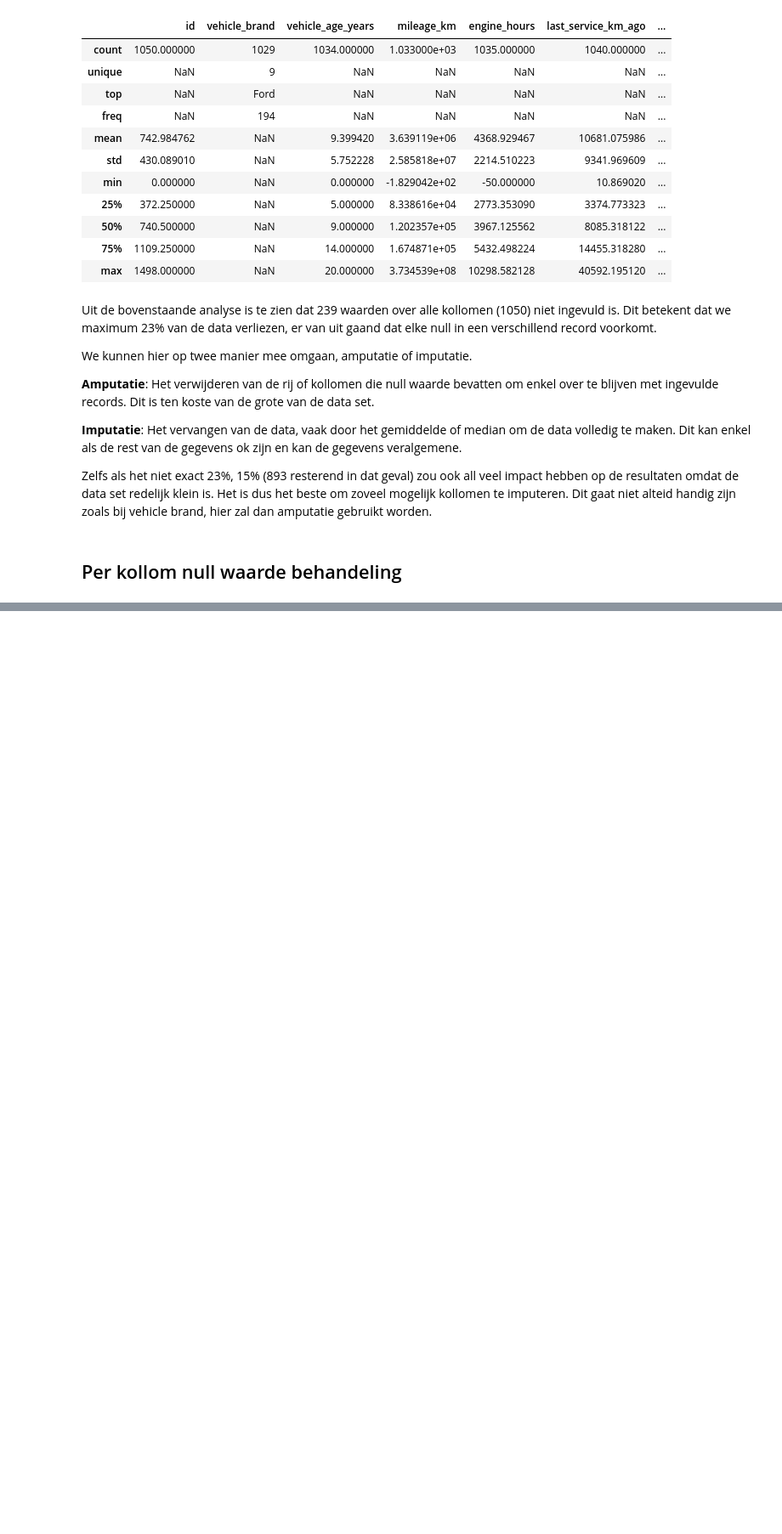
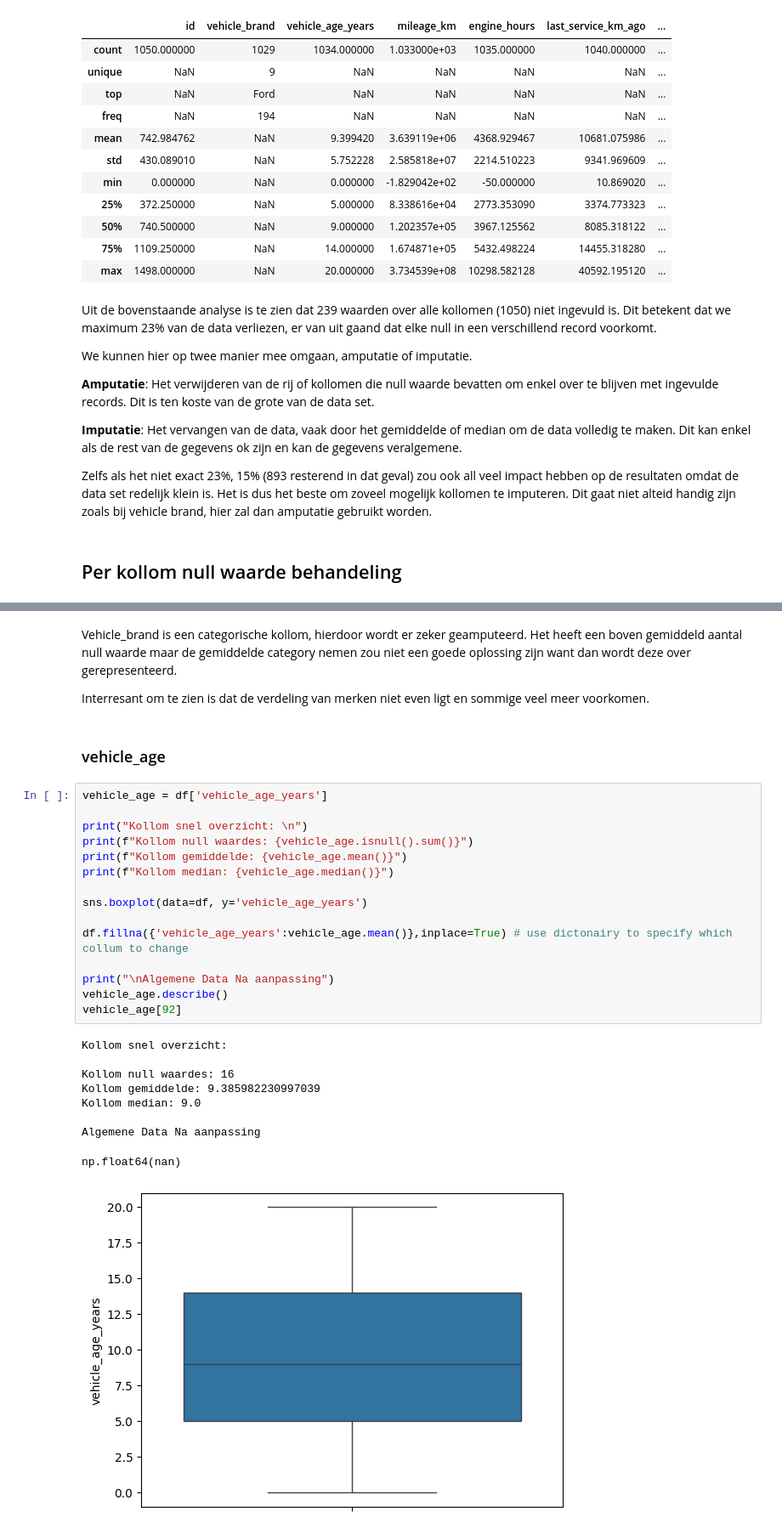
Before and after one commit to MilanMartens/DE-AI-mannen, a Jupyter notebook: notebooks/SLJ-EDA.ipynb, the cells around one changed output, grey strips where cells are left out. Shown at 85% size. Drawn from its saved outputs; the diff is of its cells as text; blank space fills up the shorter version.

```diff
--- a/notebooks/SLJ-EDA.ipynb
+++ b/notebooks/SLJ-EDA.ipynb
@@ -99,0 +121,31 @@ Name: count, dtype: int64
+# %% [markdown]
+Vehicle_brand is een categorische kollom, hierdoor wordt er zeker geamputeerd. Het heeft een boven gemiddeld aantal null waarde maar de gemiddelde category nemen zou niet een goede oplossing zijn want dan wordt deze over gerepresenteerd.
+
+ Interresant om te zien is dat de verdeling van merken niet even ligt en sommige veel meer voorkomen.
+# %% [markdown]
+### vehicle_age
+# %%
+vehicle_age = df['vehicle_age_years']
+
+print("Kollom snel overzicht: \n")
+print(f"Kollom null waardes: {vehicle_age.isnull().sum()}")
+print(f"Kollom gemiddelde: {vehicle_age.mean()}")
+print(f"Kollom median: {vehicle_age.median()}")
+
+sns.boxplot(data=df, y='vehicle_age_years')
+
+df.fillna({'vehicle_age_years':vehicle_age.mean()},inplace=True) # use dictonairy to specify which collum to change
+
+print("\nAlgemene Data Na aanpassing")
+vehicle_age.describe()
+vehicle_age[92]
+# %% [output]
+Kollom snel overzicht:
+
+Kollom null waardes: 16
+Kollom gemiddelde: 9.385982230997039
+Kollom median: 9.0
+
+Algemene Data Na aanpassing
+np.float64(nan)
+[figure, added]
```
Also changed, not shown: parts of 3 cells of this notebook.
